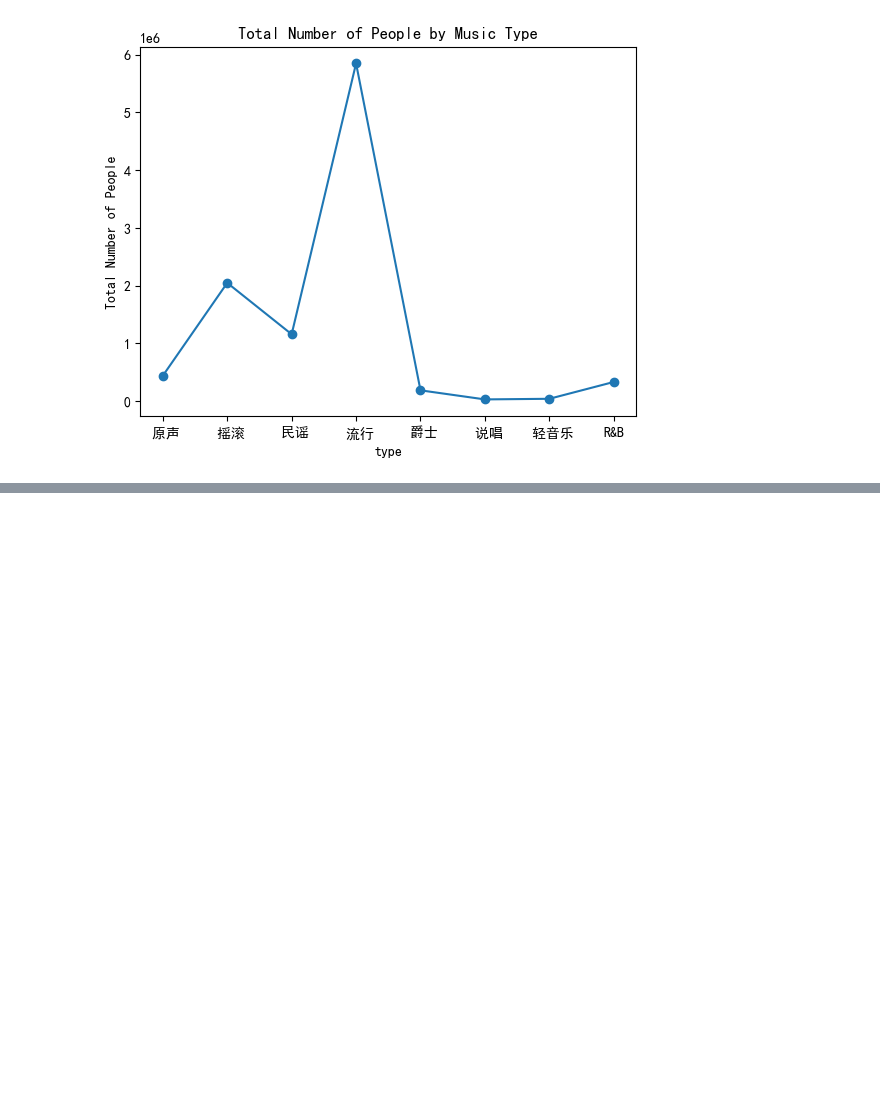
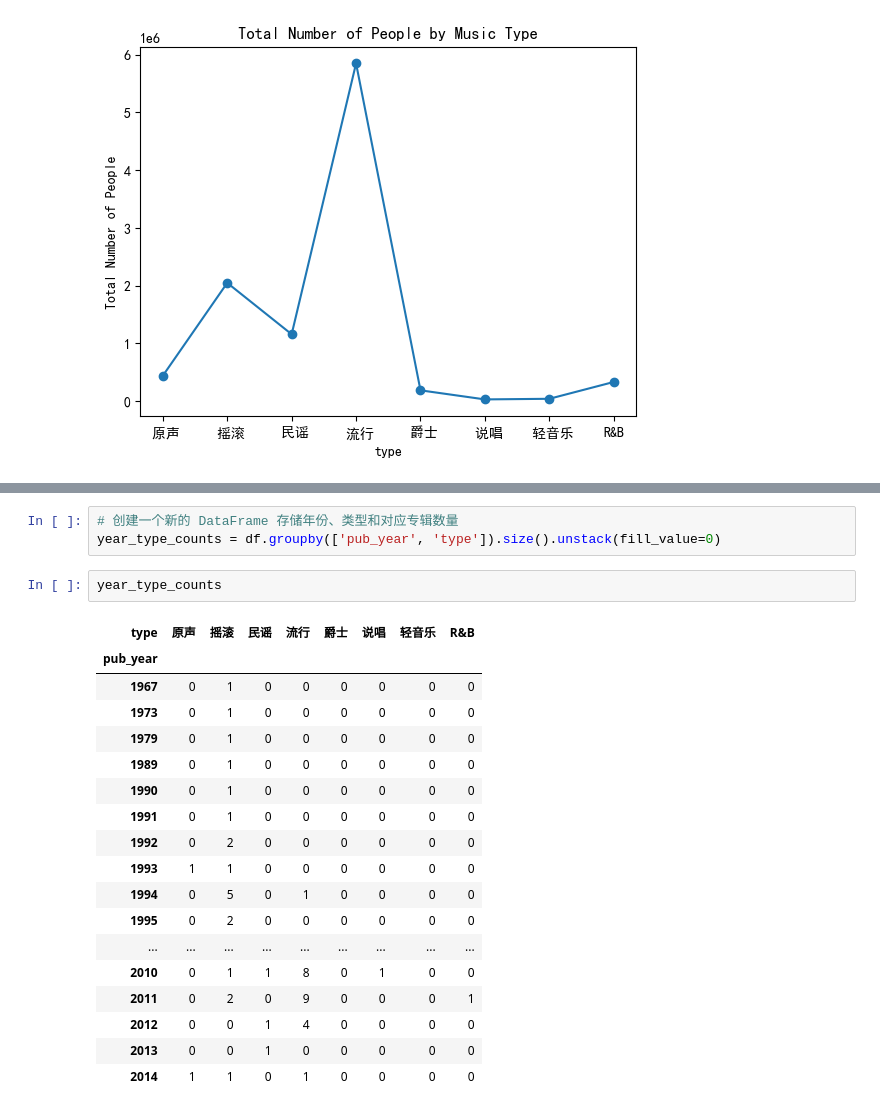
Before and after one commit to zhiliang-lin/css_note, a Jupyter notebook: py/pandas.ipynb, the cells around one changed output, grey strips where cells are left out. Drawn from its saved outputs; the diff is of its cells as text; blank space fills up the shorter version.

```diff
--- a/py/pandas.ipynb
+++ b/py/pandas.ipynb
@@ -623,0 +691,24 @@ print(high_score_music)
+# %%
+# 创建一个新的 DataFrame 存储年份、类型和对应专辑数量
+year_type_counts = df.groupby(['pub_year', 'type']).size().unstack(fill_value=0)
+# %%
+year_type_counts
+# %% [output]
+| type | 原声 | 摇滚 | 民谣 | 流行 | 爵士 | 说唱 | 轻音乐 | R&B |
+| pub_year |  |  |  |  |  |  |  |  |
+| 1967 | 0 | 1 | 0 | 0 | 0 | 0 | 0 | 0 |
+| 1973 | 0 | 1 | 0 | 0 | 0 | 0 | 0 | 0 |
+| 1979 | 0 | 1 | 0 | 0 | 0 | 0 | 0 | 0 |
+| 1989 | 0 | 1 | 0 | 0 | 0 | 0 | 0 | 0 |
+| 1990 | 0 | 1 | 0 | 0 | 0 | 0 | 0 | 0 |
+| 1991 | 0 | 1 | 0 | 0 | 0 | 0 | 0 | 0 |
+| 1992 | 0 | 2 | 0 | 0 | 0 | 0 | 0 | 0 |
+| 1993 | 1 | 1 | 0 | 0 | 0 | 0 | 0 | 0 |
+| 1994 | 0 | 5 | 0 | 1 | 0 | 0 | 0 | 0 |
+| 1995 | 0 | 2 | 0 | 0 | 0 | 0 | 0 | 0 |
+| ... | ... | ... | ... | ... | ... | ... | ... | ... |
+| 2010 | 0 | 1 | 1 | 8 | 0 | 1 | 0 | 0 |
+| 2011 | 0 | 2 | 0 | 9 | 0 | 0 | 0 | 1 |
+| 2012 | 0 | 0 | 1 | 4 | 0 | 0 | 0 | 0 |
+| 2013 | 0 | 0 | 1 | 0 | 0 | 0 | 0 | 0 |
+| 2014 | 1 | 1 | 0 | 1 | 0 | 0 | 0 | 0 |
```
Also changed, not shown: parts of 32 cells of this notebook, 3 other files.
